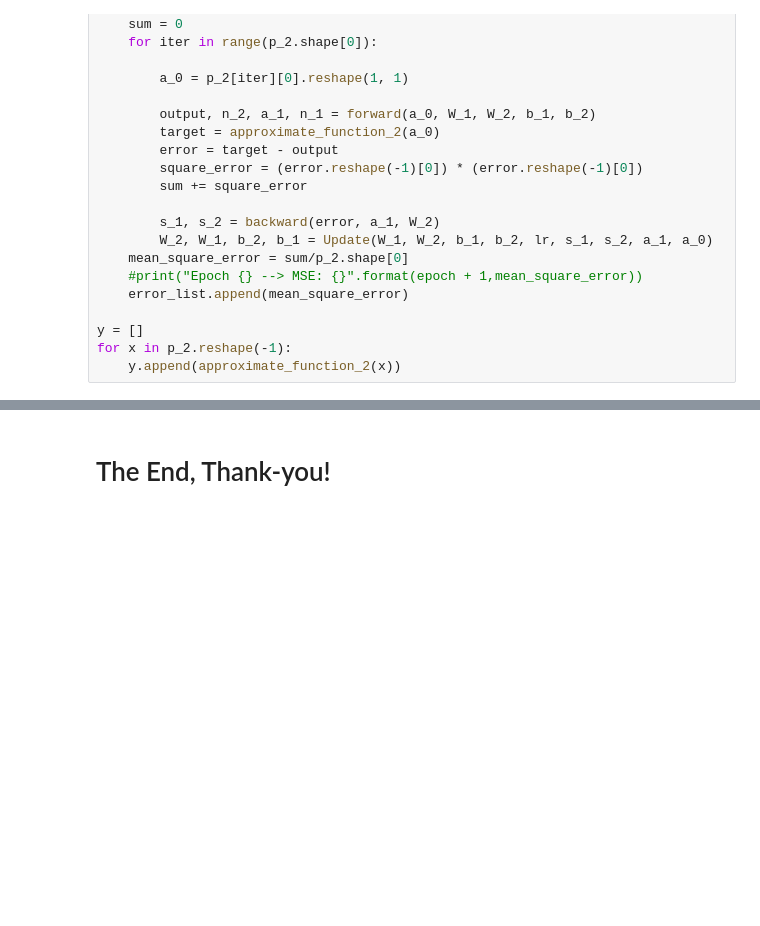
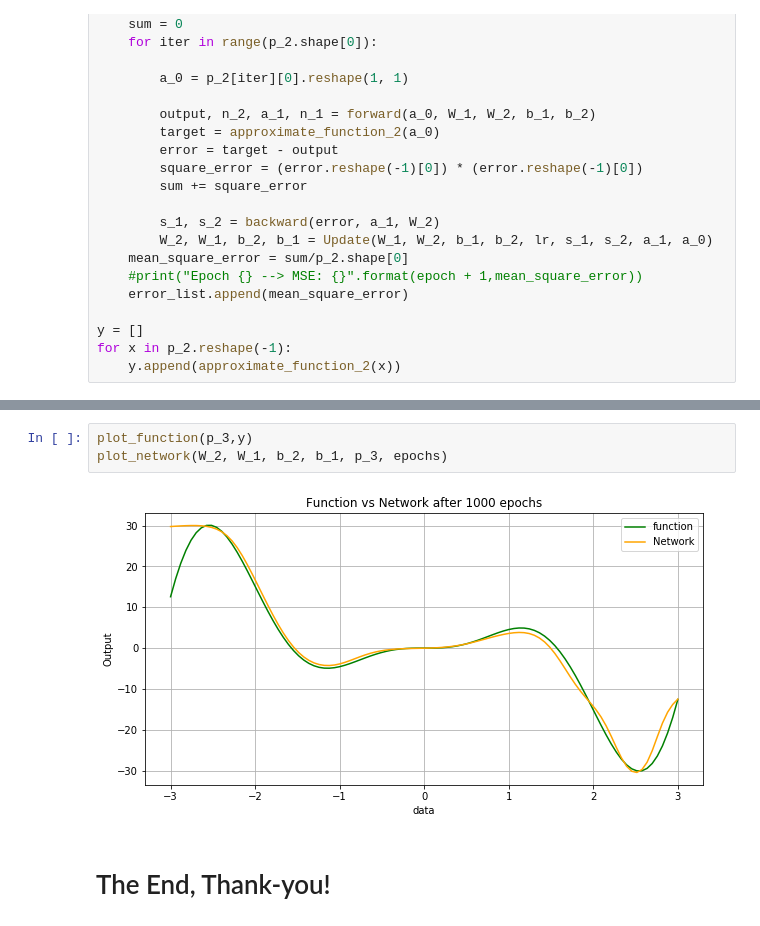
Before and after one commit to pr2tik1/universal-approximation, a Jupyter notebook: nn-approximation.ipynb, the cells around one changed output, grey strips where cells are left out. Saved outputs shown, nothing was run; the diff lists cells and outputs as text; blank space fills up the shorter version.

```diff
--- a/nn-approximation.ipynb
+++ b/nn-approximation.ipynb
@@ -235,2 +277,7 @@ plt.savefig('images/approx_sine.jpeg')
+# %%
+plot_function(p_3,y)
+plot_network(W_2, W_1, b_2, b_1, p_3, epochs)
+# %% [output]
+[figure, added]
 # %% [markdown]
 # The End, Thank-you!
```
Also changed, not shown: parts of 14 cells of this notebook.
